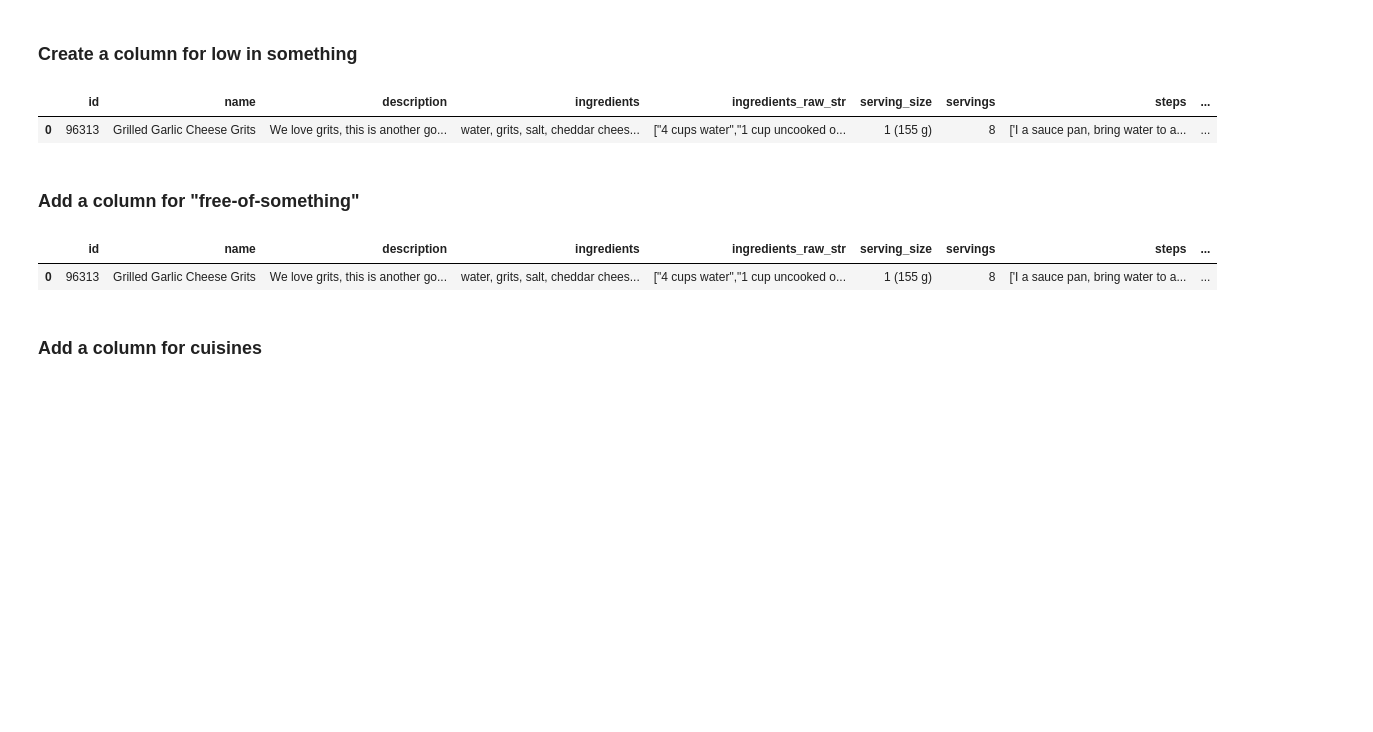
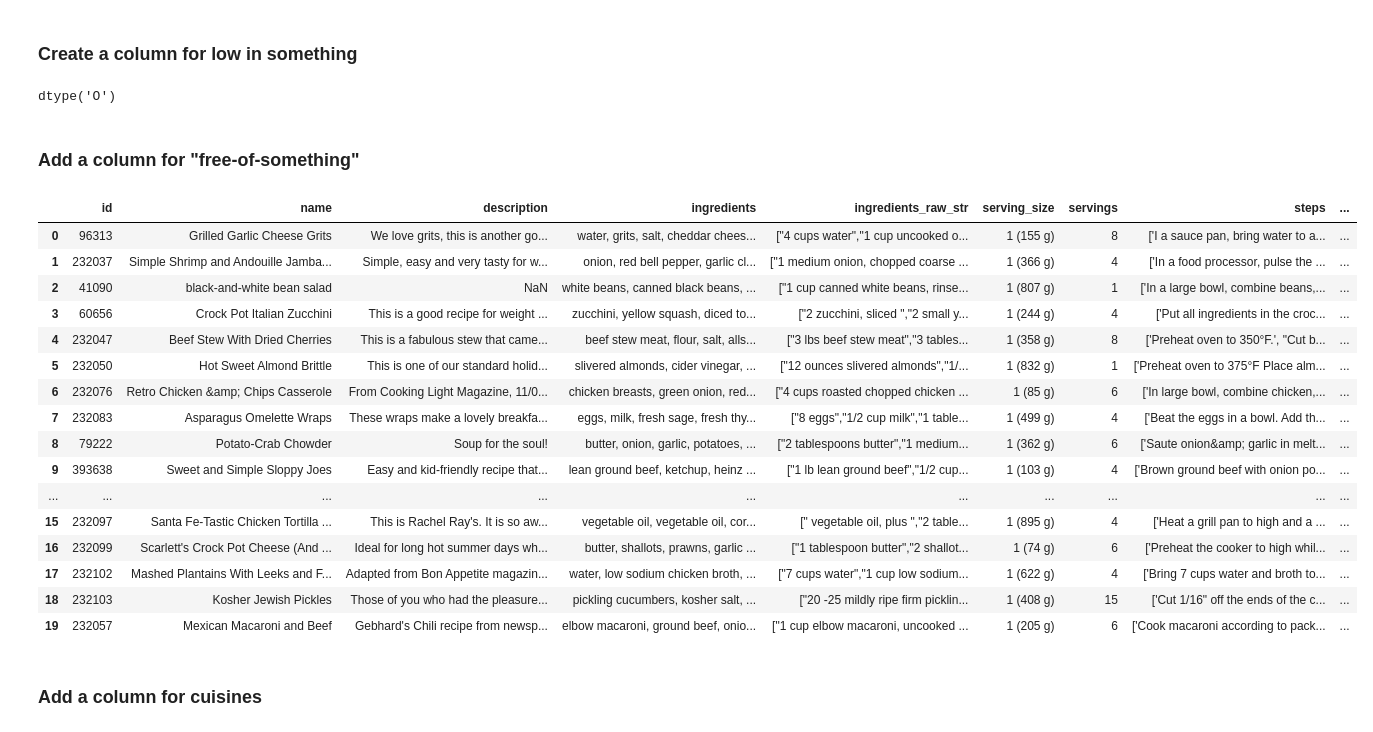
Before and after one commit to AishaShaf/recipe-recommender, a Jupyter notebook: data_cleaning.ipynb, the cells around one changed output. Saved outputs shown, nothing was run; the diff lists cells and outputs as text; code cells hidden in the pictures; blank space fills up the shorter version.

```diff
--- a/data_cleaning.ipynb
+++ b/data_cleaning.ipynb
@@ -288,10 +261,20 @@ def extract_low_in_something(low_values_list):
 test_df["low-in-something"] = test_df["tags"].apply(
     lambda x: extract_low_in_something(ast.literal_eval(x)) if pd.notnull(x) else None
 )
-test_df.head(1)
+
+# # converting column from list to string
+# test_df["non_basic_ingredients"] = [
+#     ",".join(map(str, l)) for l in test_df["non_basic_ingredients"]
+# ]
+# test_df.head(1)
-# %% [output]
-|  | id | name | description | ingredients | ingredients_raw_str | serving_size | servings | steps | ... |
-| 0 | 96313 | Grilled Garlic Cheese Grits | We love grits, this is another go... | water, grits, salt, cheddar chees... | ["4 cups water","1 cup uncooked o... | 1 (155 g) | 8 | ['I a sauce pan, bring water to a... | ... |
+# %%
+# # converting column from list to string
+# test_df["low-in-something"] = [
+#     ",".join(map(str, l)) for l in test_df["low-in-something"]
+# ]
+test_df["low-in-something"].dtypes
+# %% [output]
+dtype('O')
 # %% [markdown]
 ### Add a column for "free-of-something"
 # %%
@@ -309,13 +292,39 @@ def extract_free_of_something(free_values_list):
 
 
 # Apply the function to create the new 'free-of-something' column
-test_df["free-of-something"] = test_df["tags"].apply(
+test_df["free_of_something"] = test_df["tags"].apply(
     lambda x: extract_free_of_something(ast.literal_eval(x)) if pd.notnull(x) else None
 )
-test_df.head(1)
-# %% [output]
-|  | id | name | description | ingredients | ingredients_raw_str | serving_size | servings | steps | ... |
-| 0 | 96313 | Grilled Garlic Cheese Grits | We love grits, this is another go... | water, grits, salt, cheddar chees... | ["4 cups water","1 cup uncooked o... | 1 (155 g) | 8 | ['I a sauce pan, bring water to a... | ... |
+# %%
+# converting column from list to string
+test_df["free_of_something"] = (
+    pd.DataFrame(test_df.free_of_something.tolist())
+    .fillna("")
+    .astype(str)
+    .agg(",".join, 1)
+    .str.strip(",")
+)
+
+
+test_df.head(20)
+# %% [output]
+|  | id | name | description | ingredients | ingredients_raw_str | serving_size | servings | steps | ... |
+| 0 | 96313 | Grilled Garlic Cheese Grits | We love grits, this is another go... | water, grits, salt, cheddar chees... | ["4 cups water","1 cup uncooked o... | 1 (155 g) | 8 | ['I a sauce pan, bring water to a... | ... |
+| 1 | 232037 | Simple Shrimp and Andouille Jamba... | Simple, easy and very tasty for w... | onion, red bell pepper, garlic cl... | ["1 medium onion, chopped coarse ... | 1 (366 g) | 4 | ['In a food processor, pulse the ... | ... |
+| 2 | 41090 | black-and-white bean salad | NaN | white beans, canned black beans, ... | ["1 cup canned white beans, rinse... | 1 (807 g) | 1 | ['In a large bowl, combine beans,... | ... |
+| 3 | 60656 | Crock Pot Italian Zucchini | This is a good recipe for weight ... | zucchini, yellow squash, diced to... | ["2 zucchini, sliced ","2 small y... | 1 (244 g) | 4 | ['Put all ingredients in the croc... | ... |
+| 4 | 232047 | Beef Stew With Dried Cherries | This is a fabulous stew that came... | beef stew meat, flour, salt, alls... | ["3 lbs beef stew meat","3 tables... | 1 (358 g) | 8 | ['Preheat oven to 350°F.', "Cut b... | ... |
+| 5 | 232050 | Hot Sweet Almond Brittle | This is one of our standard holid... | slivered almonds, cider vinegar, ... | ["12 ounces slivered almonds","1/... | 1 (832 g) | 1 | ['Preheat oven to 375°F Place alm... | ... |
+| 6 | 232076 | Retro Chicken &amp; Chips Casserole | From Cooking Light Magazine, 11/0... | chicken breasts, green onion, red... | ["4 cups roasted chopped chicken ... | 1 (85 g) | 6 | ['In large bowl, combine chicken,... | ... |
+| 7 | 232083 | Asparagus Omelette Wraps | These wraps make a lovely breakfa... | eggs, milk, fresh sage, fresh thy... | ["8 eggs","1/2 cup milk","1 table... | 1 (499 g) | 4 | ['Beat the eggs in a bowl. Add th... | ... |
+| 8 | 79222 | Potato-Crab Chowder | Soup for the soul! | butter, onion, garlic, potatoes, ... | ["2 tablespoons butter","1 medium... | 1 (362 g) | 6 | ['Saute onion&amp; garlic in melt... | ... |
+| 9 | 393638 | Sweet and Simple Sloppy Joes | Easy and kid-friendly recipe that... | lean ground beef, ketchup, heinz ... | ["1 lb lean ground beef","1/2 cup... | 1 (103 g) | 4 | ['Brown ground beef with onion po... | ... |
+| ... | ... | ... | ... | ... | ... | ... | ... | ... | ... |
+| 15 | 232097 | Santa Fe-Tastic Chicken Tortilla ... | This is Rachel Ray's. It is so aw... | vegetable oil, vegetable oil, cor... | [" vegetable oil, plus ","2 table... | 1 (895 g) | 4 | ['Heat a grill pan to high and a ... | ... |
+| 16 | 232099 | Scarlett's Crock Pot Cheese (And ... | Ideal for long hot summer days wh... | butter, shallots, prawns, garlic ... | ["1 tablespoon butter","2 shallot... | 1 (74 g) | 6 | ['Preheat the cooker to high whil... | ... |
+| 17 | 232102 | Mashed Plantains With Leeks and F... | Adapted from Bon Appetite magazin... | water, low sodium chicken broth, ... | ["7 cups water","1 cup low sodium... | 1 (622 g) | 4 | ['Bring 7 cups water and broth to... | ... |
+| 18 | 232103 | Kosher Jewish Pickles | Those of you who had the pleasure... | pickling cucumbers, kosher salt, ... | ["20 -25 mildly ripe firm picklin... | 1 (408 g) | 15 | ['Cut 1/16" off the ends of the c... | ... |
+| 19 | 232057 | Mexican Macaroni and Beef | Gebhard's Chili recipe from newsp... | elbow macaroni, ground beef, onio... | ["1 cup elbow macaroni, uncooked ... | 1 (205 g) | 6 | ['Cook macaroni according to pack... | ... |
 # %% [markdown]
 ### Add a column for cuisines
 # %%
```
Also changed, not shown: parts of 12 cells of this notebook.
